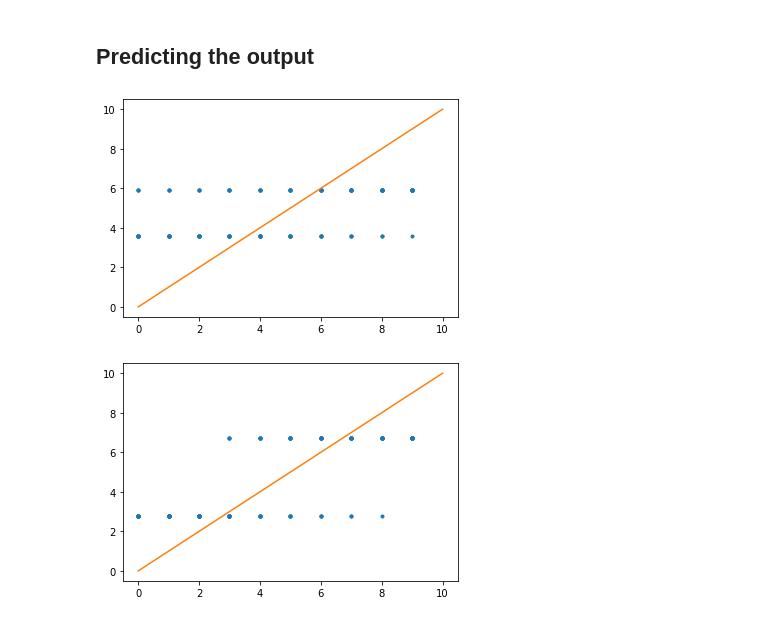
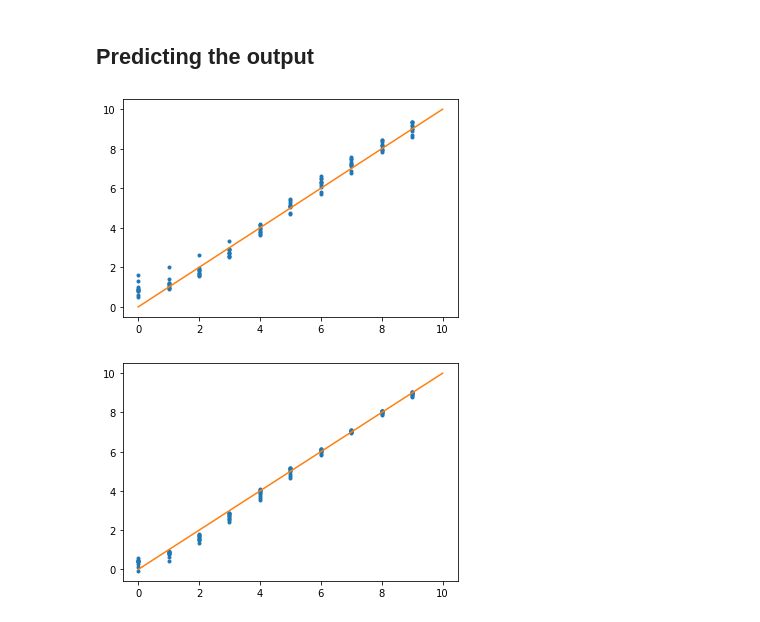
Before and after one commit to jkumarres/ML_Discussion, a Jupyter notebook: 9_TwoLayerLocator.ipynb, the cells around one changed output. Cells and saved outputs as stored; diff of their text form; code cells hidden in the pictures.

```diff
--- a/9_TwoLayerLocator.ipynb
+++ b/9_TwoLayerLocator.ipynb
@@ -100,8 +111,8 @@ B2 = 0.5 - np.random.rand( 2 , 1 )
 # %%
-NumberEpochs = 10000
-LearningRate = 0.001
+NumberEpochs = 1000
+LearningRate = 0.1
 
-IntermediateOutput = np.zeros( [NumberNodes,1] )
+FirstLayerOutput = np.zeros( [NumberNodes,1] )
 Output = np.zeros( [2,1] )
 
 I = np.zeros( [2,1] )
@@ -115,24 +126,23 @@ dB2 = np.zeros( [2,1] )
 for Epoch in range( NumberEpochs ):
 
     for Data in range( NumberData ):
-        r = int( np.floor( np.random.rand(1) * NumberData ) )
-        # print(r)
+        RandomIndex = int( np.floor( np.random.rand(1) * NumberData ) )
 
-        I[:,0] = Input[:,r]
-        T[:,0] = ExpectedOutput[:,r]
+        I[:,0] = Input[:,RandomIndex]
+        T[:,0] = Target[:,RandomIndex]
 
-        IntermediateOutput = np.tanh( np.matmul( W1 , I ) + B1 )
-        Output = np.matmul( W2 , IntermediateOutput ) + B2
+        FirstLayerOutput = np.tanh( np.matmul( W1 , I ) + B1 )
+        Output = np.matmul( W2 , FirstLayerOutput ) + B2
 
         dB2 = 2 * ( Output - T )
 
         BB = np.matmul( np.transpose(W2) , ( Output - T ) )
 
         for k in range( NumberNodes ):
-            dB1[k,0] = 2 * BB[k,0] / ( np.cosh( IntermediateOutput[k,0] ))**2
+            dB1[k,0] = 2 * BB[k,0] / ( np.cosh( FirstLayerOutput[k,0] ))**2
 
         dW1 = np.matmul( dB1 , np.transpose(I) )
-        dW2 = 2 * np.matmul( (Output-T) , np.transpose( IntermediateOutput ) )
+        dW2 = 2 * np.matmul( (Output-T) , np.transpose( FirstLayerOutput ) )
 
         W1 = W1 - LearningRate * dW1
         W2 = W2 - LearningRate * dW2
@@ -141,16 +151,19 @@ for Epoch in range( NumberEpochs ):
 # %% [markdown]
 ## Predicting the output
 # %%
-IntermediateOutput = np.tanh( np.matmul( W1 , Input ) + B1 )
-Output = np.matmul( W2 , IntermediateOutput ) + B2
+FirstLayerOutput = np.tanh( np.matmul( W1 , Input ) + B1 )
+Output = np.matmul( W2 , FirstLayerOutput ) + B2
+# %%
+Target = Target * (OutputMax-OutputMin) + OutputMin
+Output = Output * (OutputMax-OutputMin) + OutputMin
 # %%
-plt.plot( ExpectedOutput[0,:] , Output[0,:] , '.' )
+plt.plot( Target[0,:] , Output[0,:] , '.' )
 plt.plot( [0 , GridSize] , [0 , GridSize] ,'-' )
 plt.show()
 
-plt.plot( ExpectedOutput[1,:] , Output[1,:] , '.' )
+plt.plot( Target[1,:] , Output[1,:] , '.' )
 plt.plot( [0 , GridSize] , [0 , GridSize] ,'-' )
 plt.show()
 # %% [output]
-[figure, old version]
+[figure, new version]
-[figure, old version]
+[figure, new version]
```
Also changed, not shown: parts of 7 cells of this notebook.
